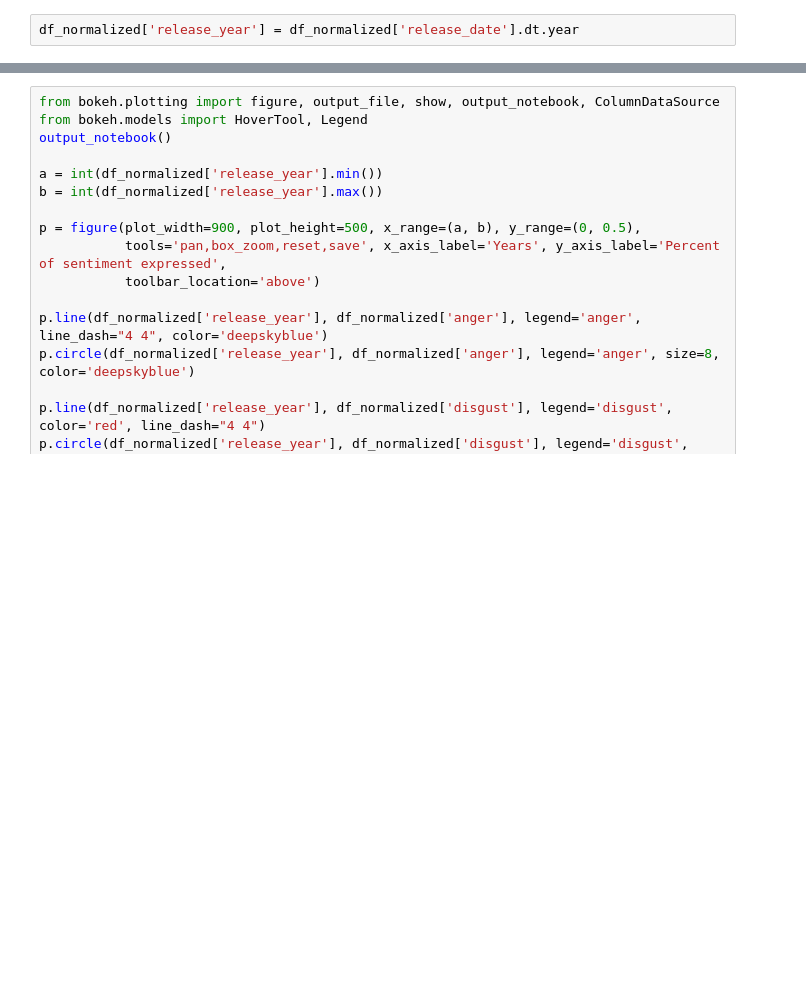
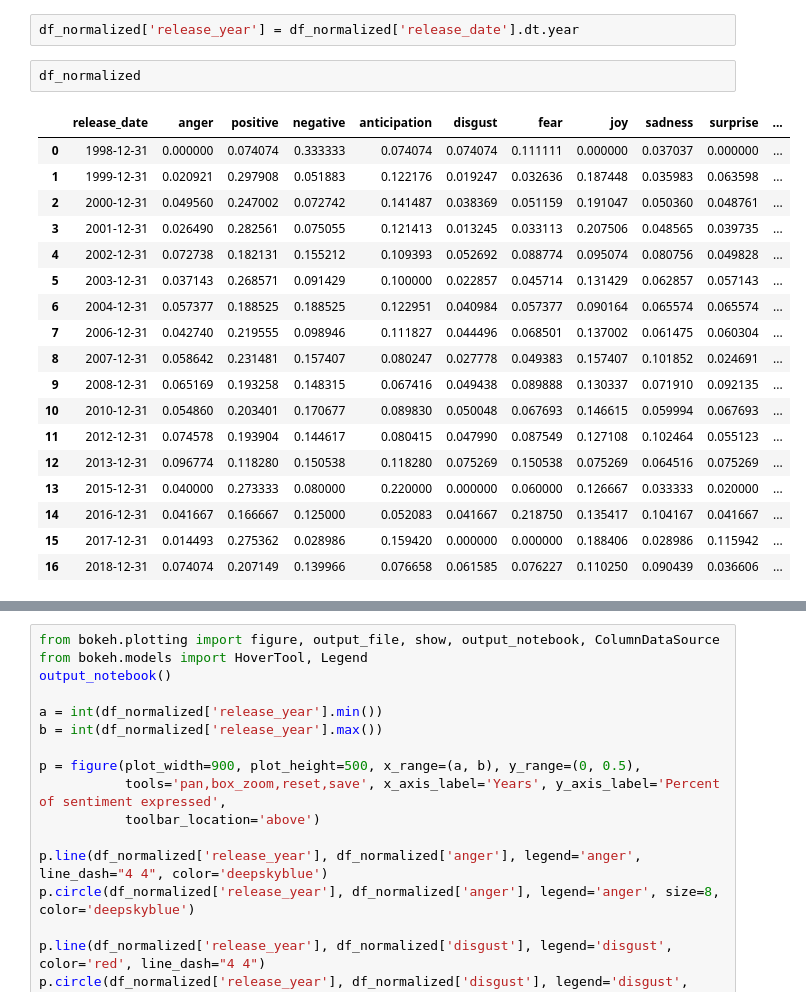
Before and after one commit to dunyaoguz/lyrics_decomposed, a Jupyter notebook: example.ipynb, the cells around one changed output, grey strips where cells are left out. Cells and saved outputs as stored; diff of their text form; blank space fills up the shorter version.

```diff
--- a/example.ipynb
+++ b/example.ipynb
@@ -247,3 +285,24 @@ plt.legend(fontsize=20);
 [figure]
 # %%
 df_normalized['release_year'] = df_normalized['release_date'].dt.year
+# %%
+df_normalized
+# %% [output]
+|  | release_date | anger | positive | negative | anticipation | disgust | fear | joy | sadness | surprise | ... |
+| 0 | 1998-12-31 | 0.000000 | 0.074074 | 0.333333 | 0.074074 | 0.074074 | 0.111111 | 0.000000 | 0.037037 | 0.000000 | ... |
+| 1 | 1999-12-31 | 0.020921 | 0.297908 | 0.051883 | 0.122176 | 0.019247 | 0.032636 | 0.187448 | 0.035983 | 0.063598 | ... |
+| 2 | 2000-12-31 | 0.049560 | 0.247002 | 0.072742 | 0.141487 | 0.038369 | 0.051159 | 0.191047 | 0.050360 | 0.048761 | ... |
+| 3 | 2001-12-31 | 0.026490 | 0.282561 | 0.075055 | 0.121413 | 0.013245 | 0.033113 | 0.207506 | 0.048565 | 0.039735 | ... |
+| 4 | 2002-12-31 | 0.072738 | 0.182131 | 0.155212 | 0.109393 | 0.052692 | 0.088774 | 0.095074 | 0.080756 | 0.049828 | ... |
+| 5 | 2003-12-31 | 0.037143 | 0.268571 | 0.091429 | 0.100000 | 0.022857 | 0.045714 | 0.131429 | 0.062857 | 0.057143 | ... |
+| 6 | 2004-12-31 | 0.057377 | 0.188525 | 0.188525 | 0.122951 | 0.040984 | 0.057377 | 0.090164 | 0.065574 | 0.065574 | ... |
+| 7 | 2006-12-31 | 0.042740 | 0.219555 | 0.098946 | 0.111827 | 0.044496 | 0.068501 | 0.137002 | 0.061475 | 0.060304 | ... |
+| 8 | 2007-12-31 | 0.058642 | 0.231481 | 0.157407 | 0.080247 | 0.027778 | 0.049383 | 0.157407 | 0.101852 | 0.024691 | ... |
+| 9 | 2008-12-31 | 0.065169 | 0.193258 | 0.148315 | 0.067416 | 0.049438 | 0.089888 | 0.130337 | 0.071910 | 0.092135 | ... |
+| 10 | 2010-12-31 | 0.054860 | 0.203401 | 0.170677 | 0.089830 | 0.050048 | 0.067693 | 0.146615 | 0.059994 | 0.067693 | ... |
+| 11 | 2012-12-31 | 0.074578 | 0.193904 | 0.144617 | 0.080415 | 0.047990 | 0.087549 | 0.127108 | 0.102464 | 0.055123 | ... |
+| 12 | 2013-12-31 | 0.096774 | 0.118280 | 0.150538 | 0.118280 | 0.075269 | 0.150538 | 0.075269 | 0.064516 | 0.075269 | ... |
+| 13 | 2015-12-31 | 0.040000 | 0.273333 | 0.080000 | 0.220000 | 0.000000 | 0.060000 | 0.126667 | 0.033333 | 0.020000 | ... |
+| 14 | 2016-12-31 | 0.041667 | 0.166667 | 0.125000 | 0.052083 | 0.041667 | 0.218750 | 0.135417 | 0.104167 | 0.041667 | ... |
+| 15 | 2017-12-31 | 0.014493 | 0.275362 | 0.028986 | 0.159420 | 0.000000 | 0.000000 | 0.188406 | 0.028986 | 0.115942 | ... |
+| 16 | 2018-12-31 | 0.074074 | 0.207149 | 0.139966 | 0.076658 | 0.061585 | 0.076227 | 0.110250 | 0.090439 | 0.036606 | ... |
```
Also changed, not shown: parts of 29 cells of this notebook, 5 other files.
